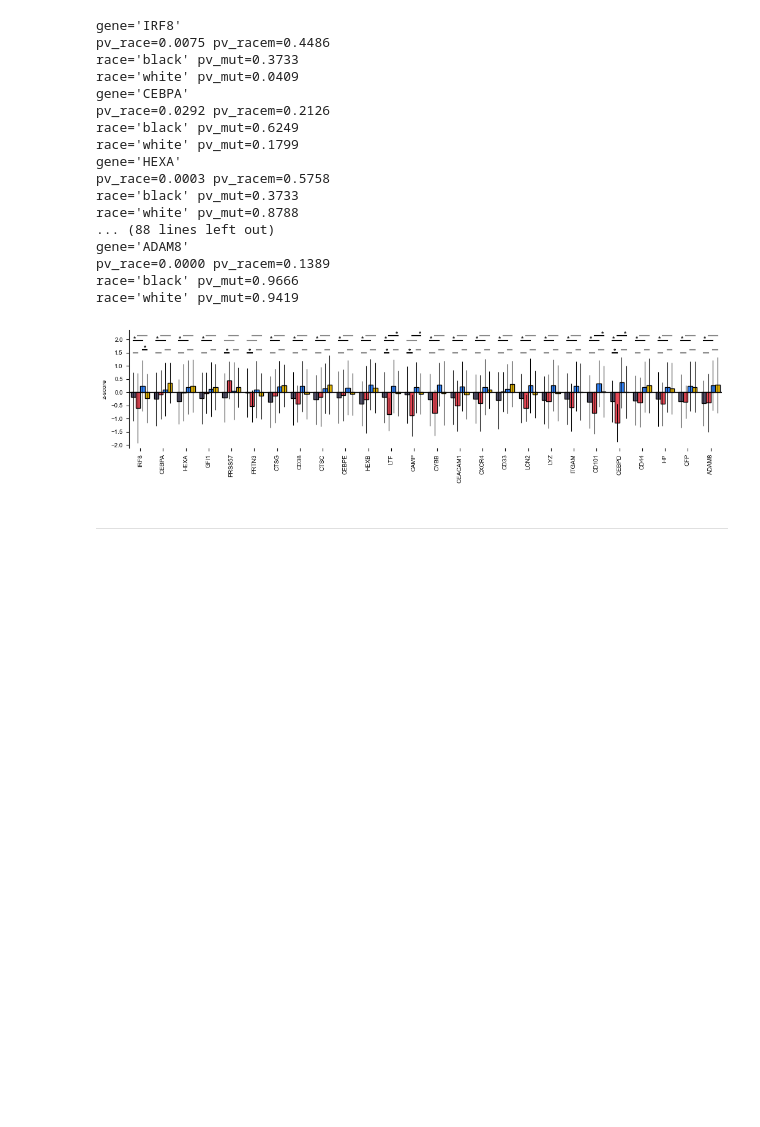
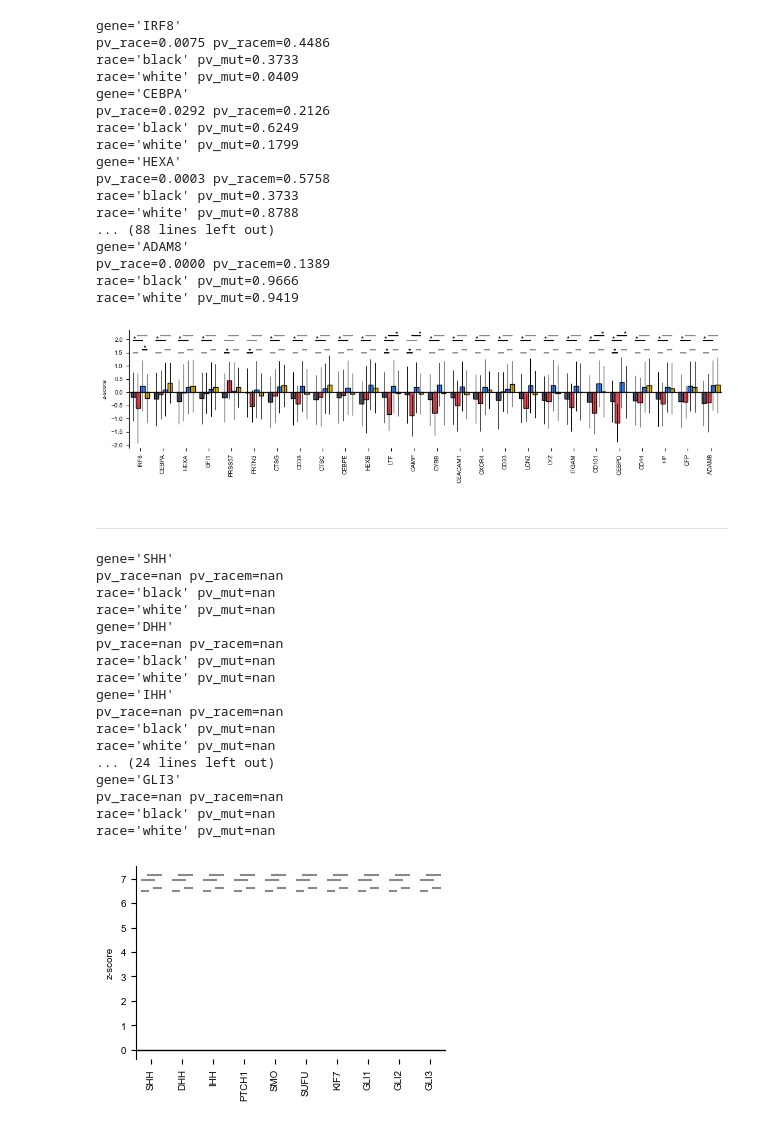
Before and after one commit to PNNL-CompBio/amlMultidrugResistance, a Jupyter notebook: aml_outcome_disparities/analysis/mutations/11_cell_type_scoring.ipynb, the cells around one changed output. Drawn from its saved outputs; the diff is of its cells as text; code cells hidden in the pictures; blank space fills up the shorter version.

```diff
--- a/aml_outcome_disparities/analysis/mutations/11_cell_type_scoring.ipynb
+++ b/aml_outcome_disparities/analysis/mutations/11_cell_type_scoring.ipynb
@@ -1507,4 +1509,41 @@ race='white' pv_mut=0.9419
 [figure]
 # %% [markdown]
 ---
+# %%
+# protein levels for Hh-related components
+zscore_plot_specific_genes(
+    [
+        "SHH", "DHH", "IHH",
+        "PTCH1",
+        "SMO",
+        "SUFU",
+        "KIF7",
+        "GLI1", "GLI2", "GLI3"
+    ],
+    4,
+    height=2.5,
+    figname=os.path.join(FIGURE_DIR, f"Hh_all-markers_px_zscores.png"),
+    tx_or_txp="txp",
+    labelrot=90,
+    bar_adjust=3
+)
+# %% [output]
+gene='SHH'
+pv_race=nan pv_racem=nan
+race='black' pv_mut=nan
+race='white' pv_mut=nan
+gene='DHH'
+pv_race=nan pv_racem=nan
+race='black' pv_mut=nan
+race='white' pv_mut=nan
+gene='IHH'
+pv_race=nan pv_racem=nan
+race='black' pv_mut=nan
+race='white' pv_mut=nan
+... (24 lines left out)
+gene='GLI3'
+pv_race=nan pv_racem=nan
+race='black' pv_mut=nan
+race='white' pv_mut=nan
+[figure, added]
 # %%
```
Also changed, not shown: parts of 10 cells of this notebook.
